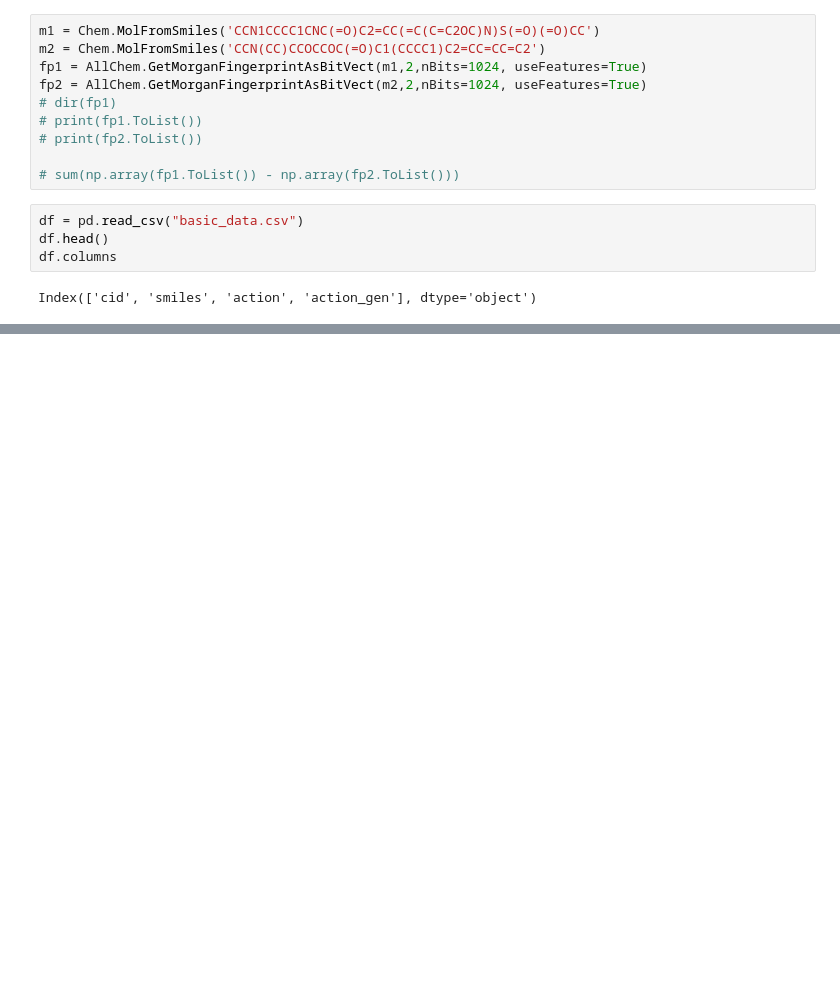
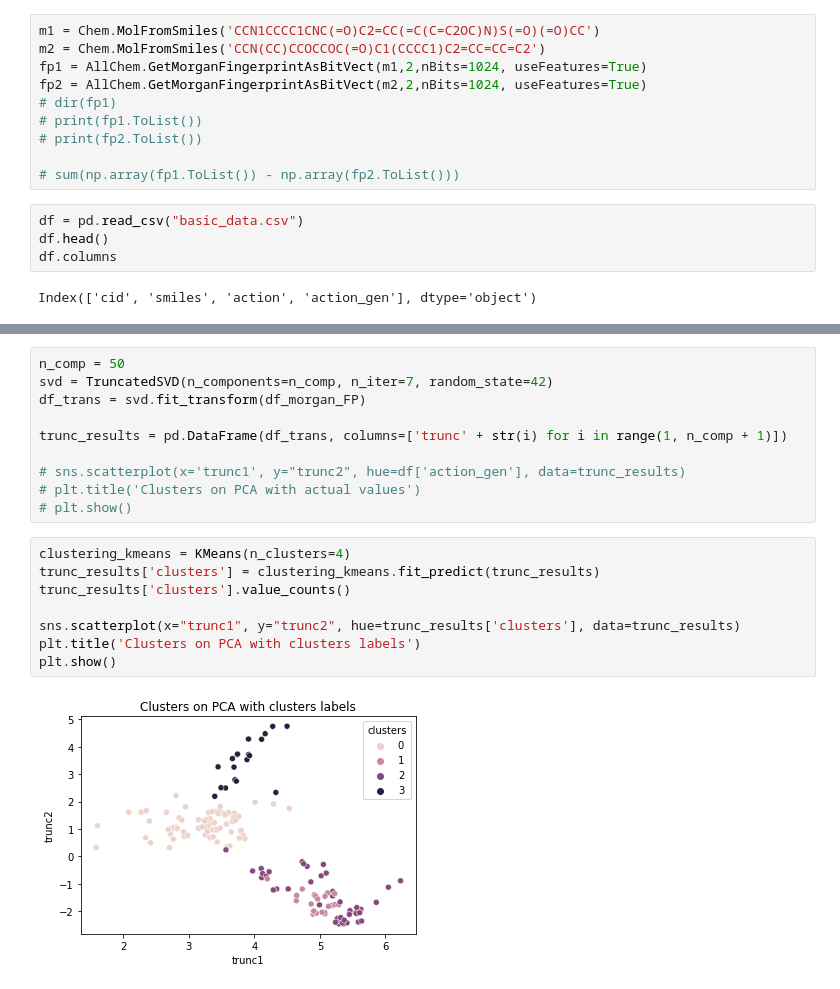
Before and after one commit to chopralab/ASPIRE_QSAR, a Jupyter notebook: morgFp_analysis.ipynb, the cells around one changed output, grey strips where cells are left out. Cells and saved outputs as stored; diff of their text form; blank space fills up the shorter version.

```diff
--- a/morgFp_analysis.ipynb
+++ b/morgFp_analysis.ipynb
@@ -66,0 +103,20 @@ from sklearn.metrics import f1_score
+# %%
+n_comp = 50
+svd = TruncatedSVD(n_components=n_comp, n_iter=7, random_state=42)
+df_trans = svd.fit_transform(df_morgan_FP)
+
+trunc_results = pd.DataFrame(df_trans, columns=['trunc' + str(i) for i in range(1, n_comp + 1)])
+
+# sns.scatterplot(x='trunc1', y="trunc2", hue=df['action_gen'], data=trunc_results)
+# plt.title('Clusters on PCA with actual values')
+# plt.show()
+# %%
+clustering_kmeans = KMeans(n_clusters=4)
+trunc_results['clusters'] = clustering_kmeans.fit_predict(trunc_results)
+trunc_results['clusters'].value_counts()
+
+sns.scatterplot(x="trunc1", y="trunc2", hue=trunc_results['clusters'], data=trunc_results)
+plt.title('Clusters on PCA with clusters labels')
+plt.show()
+# %% [output]
+[figure, added]
```
Also changed, not shown: parts of 16 cells of this notebook, 2 other files.
